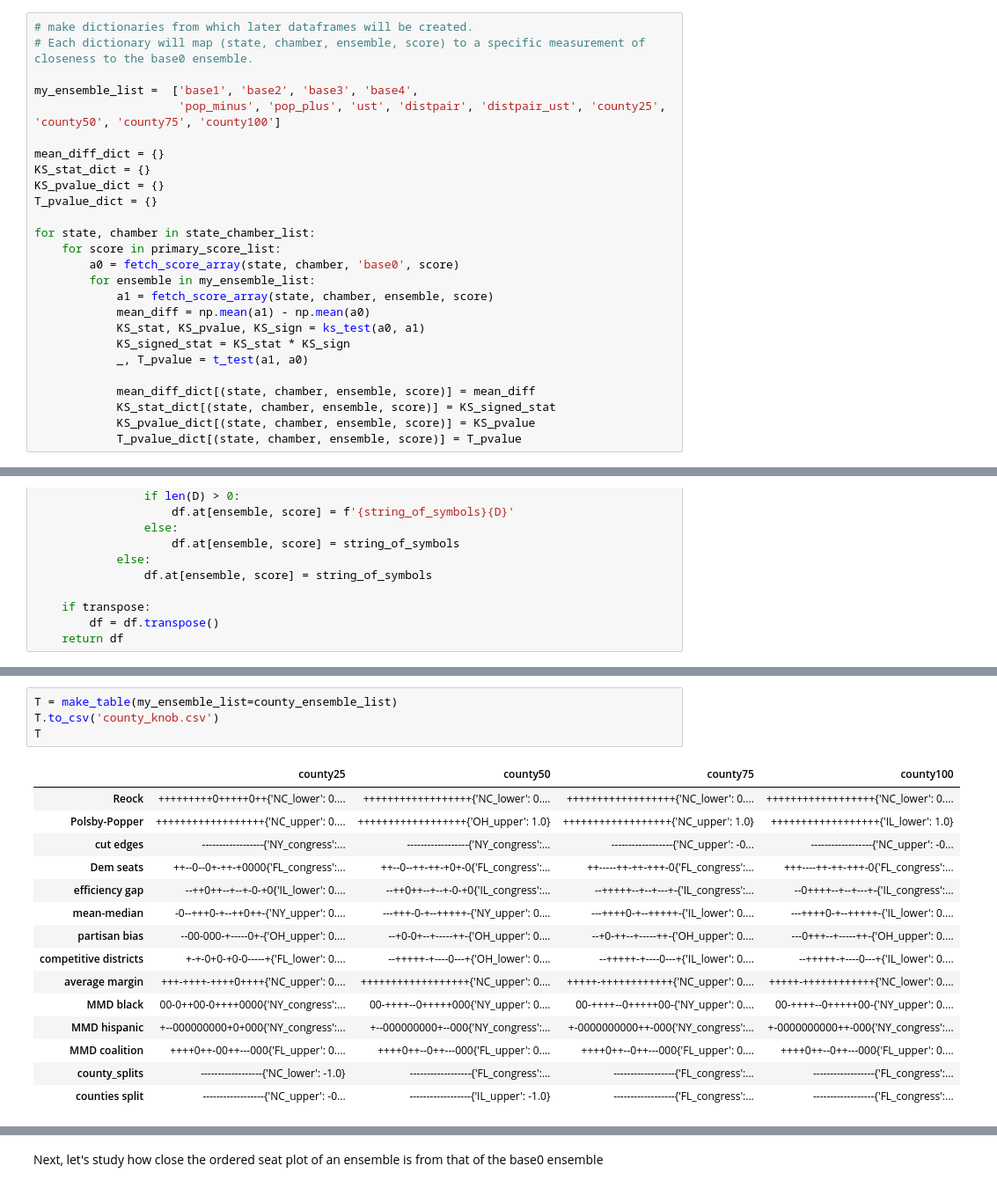
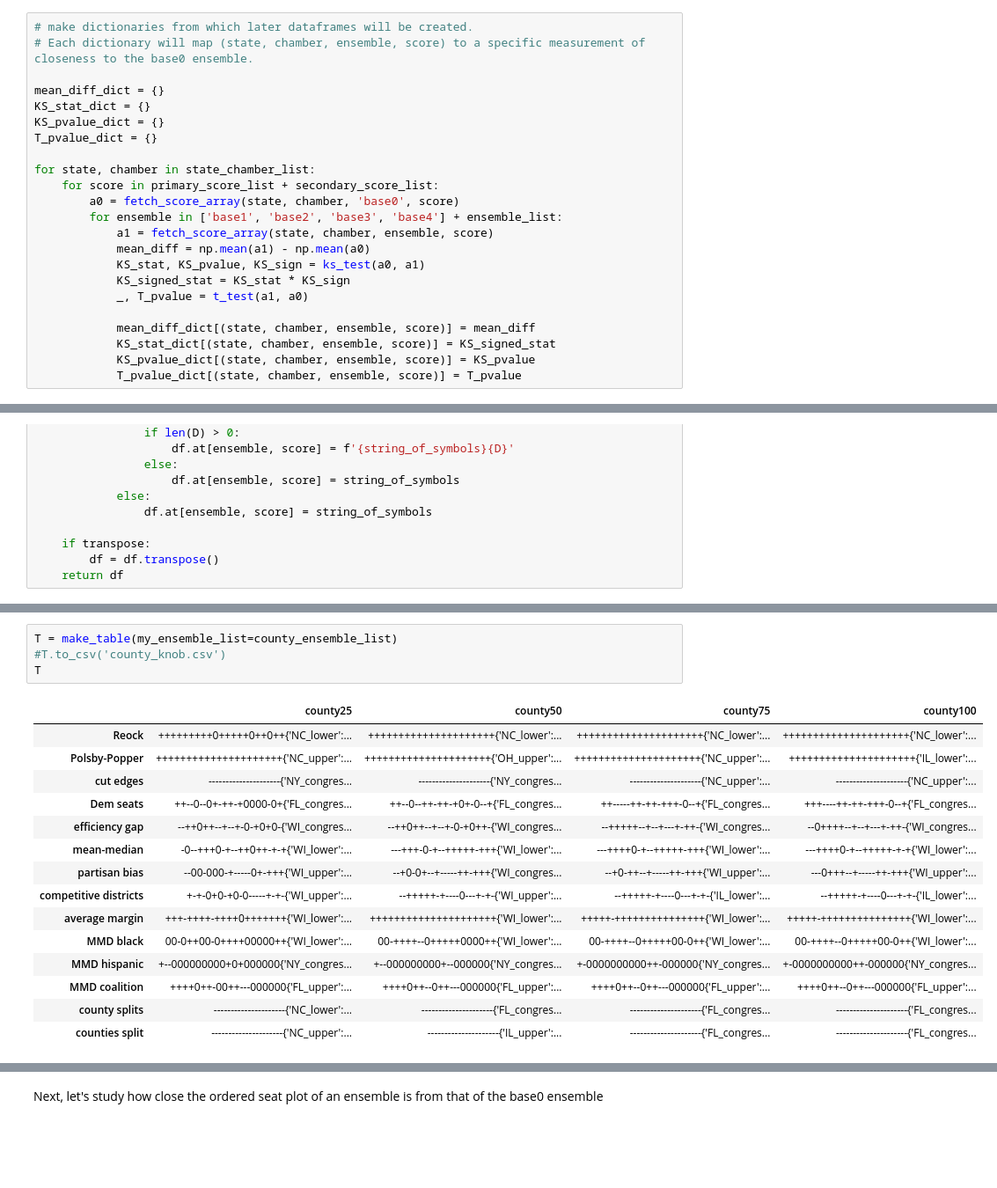
Before and after one commit to KrisTapp/Knobs, a Jupyter notebook: Compare_ensembles.ipynb, the cells around one changed output, grey strips where cells are left out. Shown at 88% size. Saved outputs shown, nothing was run; the diff lists cells and outputs as text; blank space fills up the shorter version.

```diff
--- a/Compare_ensembles.ipynb
+++ b/Compare_ensembles.ipynb
@@ -162,9 +162,6 @@ def ks_test(a0,a1): # runs the Kolmogorov-Smirnov test that the two arrays were
 # %%
 # make dictionaries from which later dataframes will be created.
 # Each dictionary will map (state, chamber, ensemble, score) to a specific measurement of closeness to the base0 ensemble.
-
-my_ensemble_list =  ['base1', 'base2', 'base3', 'base4',
-                     'pop_minus', 'pop_plus', 'ust', 'distpair', 'distpair_ust', 'county25', 'county50', 'county75', 'county100']
 
 mean_diff_dict = {}
 KS_stat_dict = {}
@@ -172,9 +169,9 @@ KS_pvalue_dict = {}
 T_pvalue_dict = {}
 
 for state, chamber in state_chamber_list:
-    for score in primary_score_list:
+    for score in primary_score_list + secondary_score_list:
         a0 = fetch_score_array(state, chamber, 'base0', score)
-        for ensemble in my_ensemble_list:
+        for ensemble in ['base1', 'base2', 'base3', 'base4'] + ensemble_list:
             a1 = fetch_score_array(state, chamber, ensemble, score)
             mean_diff = np.mean(a1) - np.mean(a0)
             KS_stat, KS_pvalue, KS_sign = ks_test(a0, a1)
@@ -329,21 +327,21 @@ T
 # %%
 T = make_table(my_ensemble_list=county_ensemble_list)
-T.to_csv('county_knob.csv')
+#T.to_csv('county_knob.csv')
 T
 # %% [output]
 |  | county25 | county50 | county75 | county100 |
-| Reock | +++++++++0+++++0++{'NC_lower': 0.... | ++++++++++++++++++{'NC_lower': 0.... | ++++++++++++++++++{'NC_lower': 0.... | ++++++++++++++++++{'NC_lower': 0.... |
-| Polsby-Popper | ++++++++++++++++++{'NC_upper': 0.... | ++++++++++++++++++{'OH_upper': 1.0} | ++++++++++++++++++{'NC_upper': 1.0} | ++++++++++++++++++{'IL_lower': 1.0} |
-| cut edges | ------------------{'NY_congress':... | ------------------{'NY_congress':... | ------------------{'NC_upper': -0... | ------------------{'NC_upper': -0... |
-| Dem seats | ++--0--0+-++-+0000{'FL_congress':... | ++--0--++-++-+0+-0{'FL_congress':... | ++-----++-++-+++-0{'FL_congress':... | +++----++-++-+++-0{'FL_congress':... |
-| efficiency gap | --++0++--+--+-0-+0{'IL_lower': 0.... | --++0++--+--+-0-+0{'IL_congress':... | --+++++--+--+---+-{'IL_congress':... | --0++++--+--+---+-{'IL_congress':... |
-| mean-median | -0--+++0-+--++0++-{'NY_upper': 0.... | ---+++-0-+--+++++-{'NY_upper': 0.... | ---++++0-+--+++++-{'IL_lower': 0.... | ---++++0-+--+++++-{'IL_lower': 0.... |
-| partisan bias | --00-000-+-----0+-{'OH_upper': 0.... | --+0-0+--+-----++-{'OH_upper': 0.... | --+0-++--+-----++-{'OH_upper': 0.... | ---0+++--+-----++-{'OH_upper': 0.... |
-| competitive districts | +-+-0+0-+0-0-----+{'FL_lower': 0.... | --+++++-+----0---+{'OH_lower': 0.... | --+++++-+----0---+{'IL_lower': 0.... | --+++++-+----0---+{'IL_lower': 0.... |
-| average margin | +++-++++-++++0++++{'NC_upper': 0.... | ++++++++++++++++++{'NC_upper': 0.... | +++++-++++++++++++{'NC_upper': 0.... | +++++-++++++++++++{'NC_lower': 0.... |
-| MMD black | 00-0++00-0++++0000{'NY_congress':... | 00-++++--0+++++000{'NY_upper': 0.... | 00-++++--0+++++00-{'NY_upper': 0.... | 00-++++--0+++++00-{'NY_upper': 0.... |
-| MMD hispanic | +--000000000+0+000{'NY_congress':... | +--000000000+--000{'NY_congress':... | +-0000000000++-000{'NY_congress':... | +-0000000000++-000{'NY_congress':... |
-| MMD coalition | ++++0++-00++---000{'FL_upper': 0.... | ++++0++--0++---000{'FL_upper': 0.... | ++++0++--0++---000{'FL_upper': 0.... | ++++0++--0++---000{'FL_upper': 0.... |
-| county_splits | ------------------{'NC_lower': -1.0} | ------------------{'FL_congress':... | ------------------{'FL_congress':... | ------------------{'FL_congress':... |
-| counties split | ------------------{'NC_upper': -0... | ------------------{'IL_upper': -1.0} | ------------------{'FL_congress':... | ------------------{'FL_congress':... |
+| Reock | +++++++++0+++++0++0++{'NC_lower':... | +++++++++++++++++++++{'NC_lower':... | +++++++++++++++++++++{'NC_lower':... | +++++++++++++++++++++{'NC_lower':... |
+| Polsby-Popper | +++++++++++++++++++++{'NC_upper':... | +++++++++++++++++++++{'OH_upper':... | +++++++++++++++++++++{'NC_upper':... | +++++++++++++++++++++{'IL_lower':... |
+| cut edges | ---------------------{'NY_congres... | ---------------------{'NY_congres... | ---------------------{'NC_upper':... | ---------------------{'NC_upper':... |
+| Dem seats | ++--0--0+-++-+0000-0+{'FL_congres... | ++--0--++-++-+0+-0--+{'FL_congres... | ++-----++-++-+++-0--+{'FL_congres... | +++----++-++-+++-0--+{'FL_congres... |
+| efficiency gap | --++0++--+--+-0-+0+0-{'WI_congres... | --++0++--+--+-0-+0++-{'WI_congres... | --+++++--+--+---+-++-{'WI_congres... | --0++++--+--+---+-++-{'WI_congres... |
+| mean-median | -0--+++0-+--++0++-+-+{'WI_lower':... | ---+++-0-+--+++++-+++{'WI_lower':... | ---++++0-+--+++++-+++{'WI_lower':... | ---++++0-+--+++++-+-+{'WI_lower':... |
+| partisan bias | --00-000-+-----0+-+++{'WI_upper':... | --+0-0+--+-----++-+++{'WI_congres... | --+0-++--+-----++-+++{'WI_upper':... | ---0+++--+-----++-+++{'WI_upper':... |
+| competitive districts | +-+-0+0-+0-0-----+-+-{'WI_upper':... | --+++++-+----0---+-+-{'WI_upper':... | --+++++-+----0---+-+-{'IL_lower':... | --+++++-+----0---+-+-{'IL_lower':... |
+| average margin | +++-++++-++++0+++++++{'WI_lower':... | +++++++++++++++++++++{'WI_lower':... | +++++-+++++++++++++++{'WI_lower':... | +++++-+++++++++++++++{'WI_lower':... |
+| MMD black | 00-0++00-0++++00000++{'WI_lower':... | 00-++++--0+++++0000++{'WI_lower':... | 00-++++--0+++++00-0++{'WI_lower':... | 00-++++--0+++++00-0++{'WI_lower':... |
+| MMD hispanic | +--000000000+0+000000{'NY_congres... | +--000000000+--000000{'NY_congres... | +-0000000000++-000000{'NY_congres... | +-0000000000++-000000{'NY_congres... |
+| MMD coalition | ++++0++-00++---000000{'FL_upper':... | ++++0++--0++---000000{'FL_upper':... | ++++0++--0++---000000{'FL_upper':... | ++++0++--0++---000000{'FL_upper':... |
+| county splits | ---------------------{'NC_lower':... | ---------------------{'FL_congres... | ---------------------{'FL_congres... | ---------------------{'FL_congres... |
+| counties split | ---------------------{'NC_upper':... | ---------------------{'IL_upper':... | ---------------------{'FL_congres... | ---------------------{'FL_congres... |
 # %%
```
Also changed, not shown: parts of 15 cells of this notebook, 41 other files.
